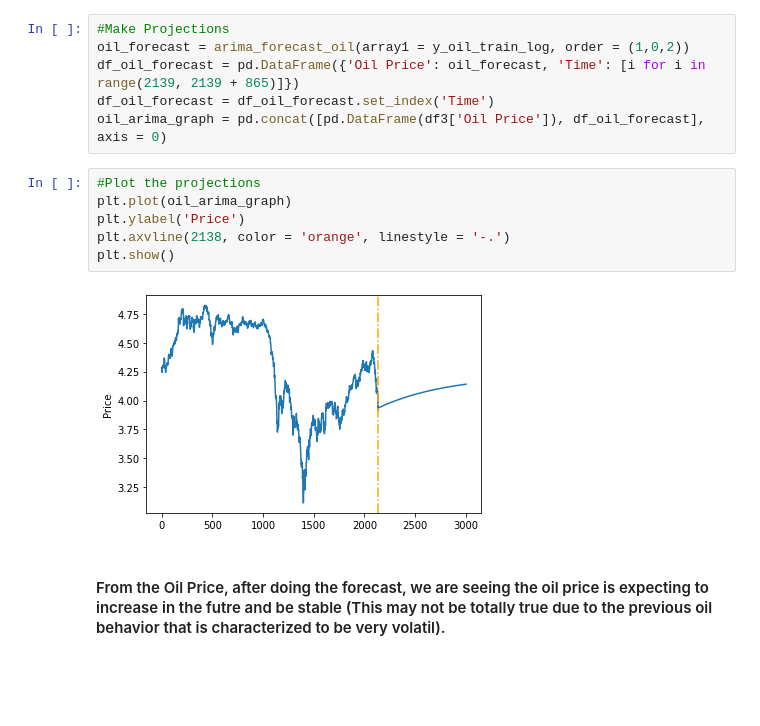
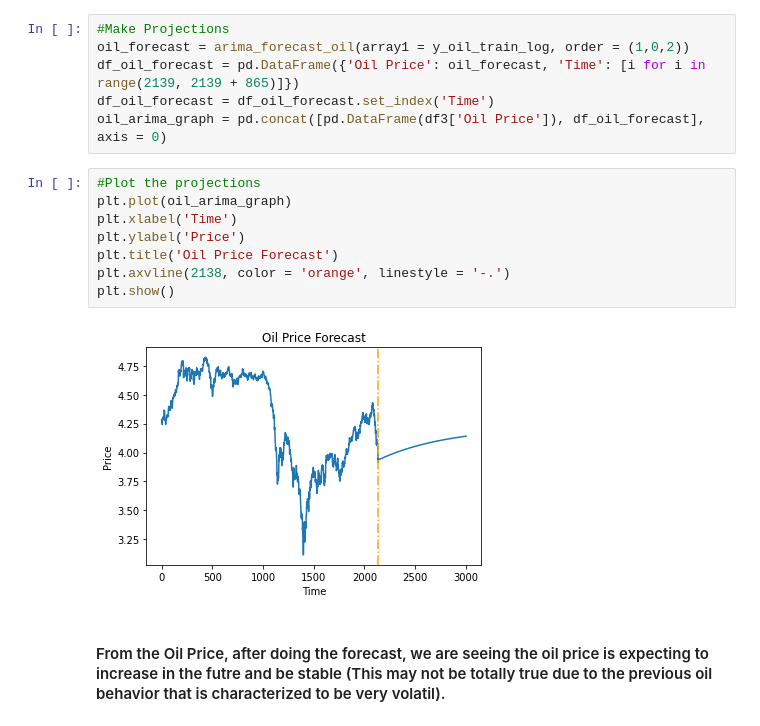
Before and after one commit to arnaldo9408/SpringBoard, a Jupyter notebook: Unit 27/Capstone_Modeling.ipynb, the cells around one changed output. Cells and saved outputs as stored; diff of their text form; blank space fills up the shorter version.

```diff
--- a/Unit 27/Capstone_Modeling.ipynb
+++ b/Unit 27/Capstone_Modeling.ipynb
@@ -886,11 +913,13 @@ oil_arima_graph = pd.concat([pd.DataFrame(df3['Oil Price']), df_oil_forecast], a
 # %%
 #Plot the projections
 plt.plot(oil_arima_graph)
+plt.xlabel('Time')
 plt.ylabel('Price')
+plt.title('Oil Price Forecast')
 plt.axvline(2138, color = 'orange', linestyle = '-.')
 plt.show()
 # %% [output]
-[figure, old version]
+[figure, new version]
 # %% [markdown]
 #### From the Oil Price, after doing the forecast, we are seeing the oil price is expecting to increase in the futre and be stable (This may not be totally true due to the previous oil behavior that is characterized to be very volatil).
 # %% [markdown]
```
Also changed, not shown: parts of 61 cells of this notebook.
